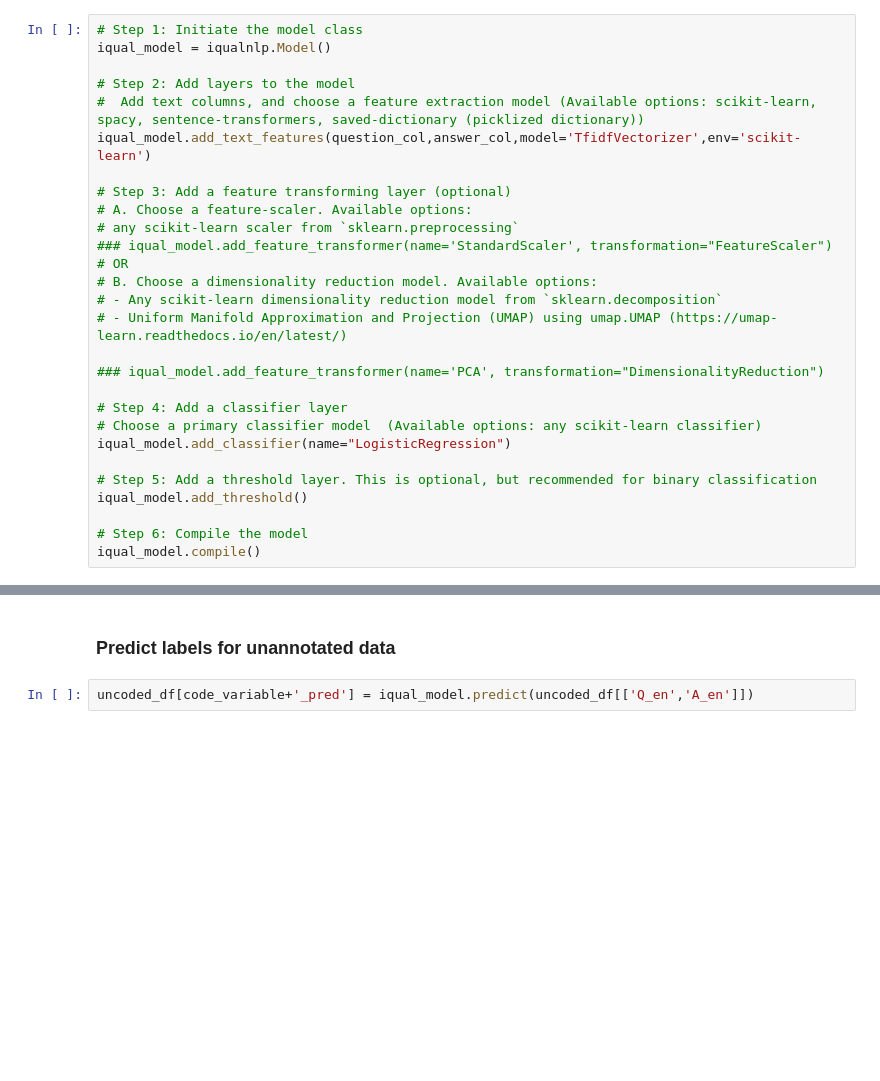
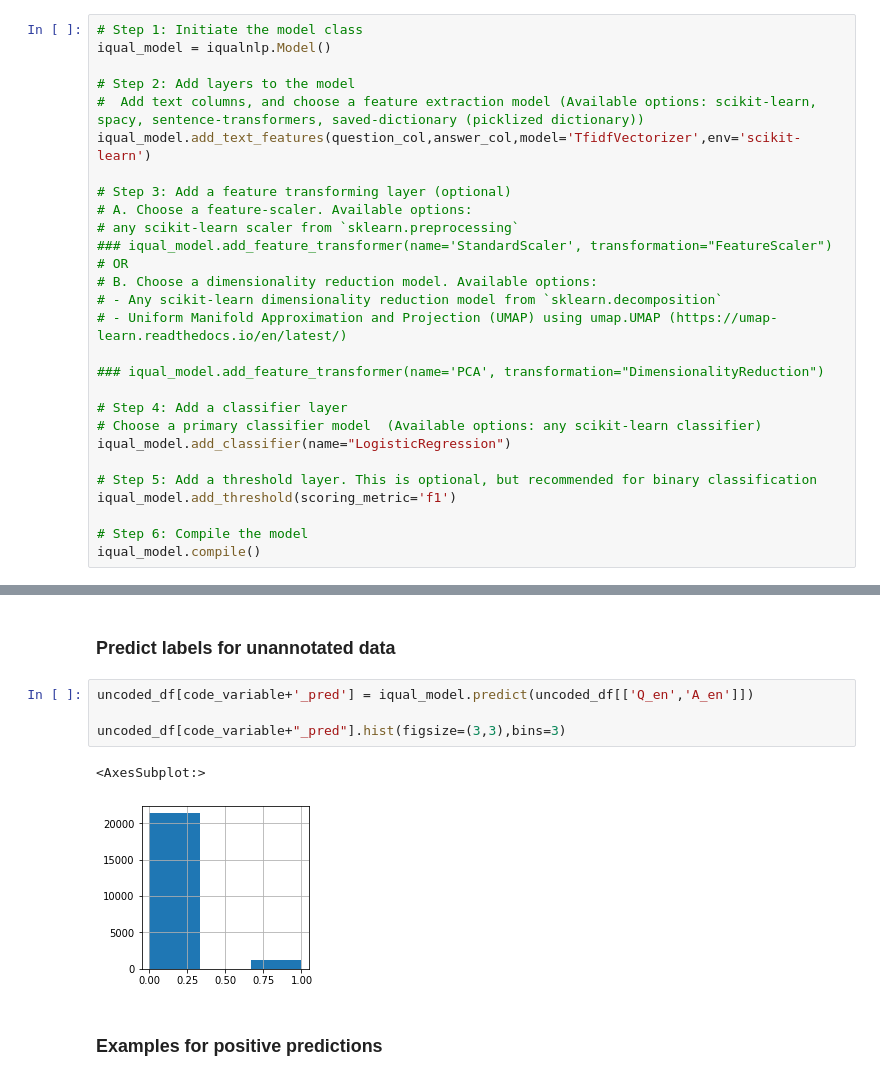
Before and after one commit to worldbank/iQual, a Jupyter notebook: docs/notebooks/advanced/Model-MultipleClassifiers.ipynb, the cells around one changed output, grey strips where cells are left out. Cells and saved outputs as stored; diff of their text form; blank space fills up the shorter version.

```diff
--- a/docs/notebooks/advanced/Model-MultipleClassifiers.ipynb
+++ b/docs/notebooks/advanced/Model-MultipleClassifiers.ipynb
@@ -60,7 +60,7 @@ iqual_model.add_text_features(question_col,answer_col,model='TfidfVectorizer',en
 iqual_model.add_classifier(name="LogisticRegression")
 
 # Step 5: Add a threshold layer. This is optional, but recommended for binary classification
-iqual_model.add_threshold()
+iqual_model.add_threshold(scoring_metric='f1')
 
 # Step 6: Compile the model
 iqual_model.compile()
@@ -236,6 +257,13 @@ Out-sample F1-score: 0.855
 ### Predict labels for unannotated data
 # %%
 uncoded_df[code_variable+'_pred'] = iqual_model.predict(uncoded_df[['Q_en','A_en']])
+
+uncoded_df[code_variable+"_pred"].hist(figsize=(3,3),bins=3)
+# %% [output]
+<AxesSubplot:>
+[figure, added]
+# %% [markdown]
+### Examples for positive predictions
 # %%
 for idx, row in uncoded_df.loc[(uncoded_df[code_variable+"_pred"]==1),['Q_en','A_en']].sample(3).iterrows():
     print("Q: ",row['Q_en'],"\n","A: ", row['A_en'],sep='')
```
Also changed, not shown: parts of 15 cells of this notebook, 26 other files.
